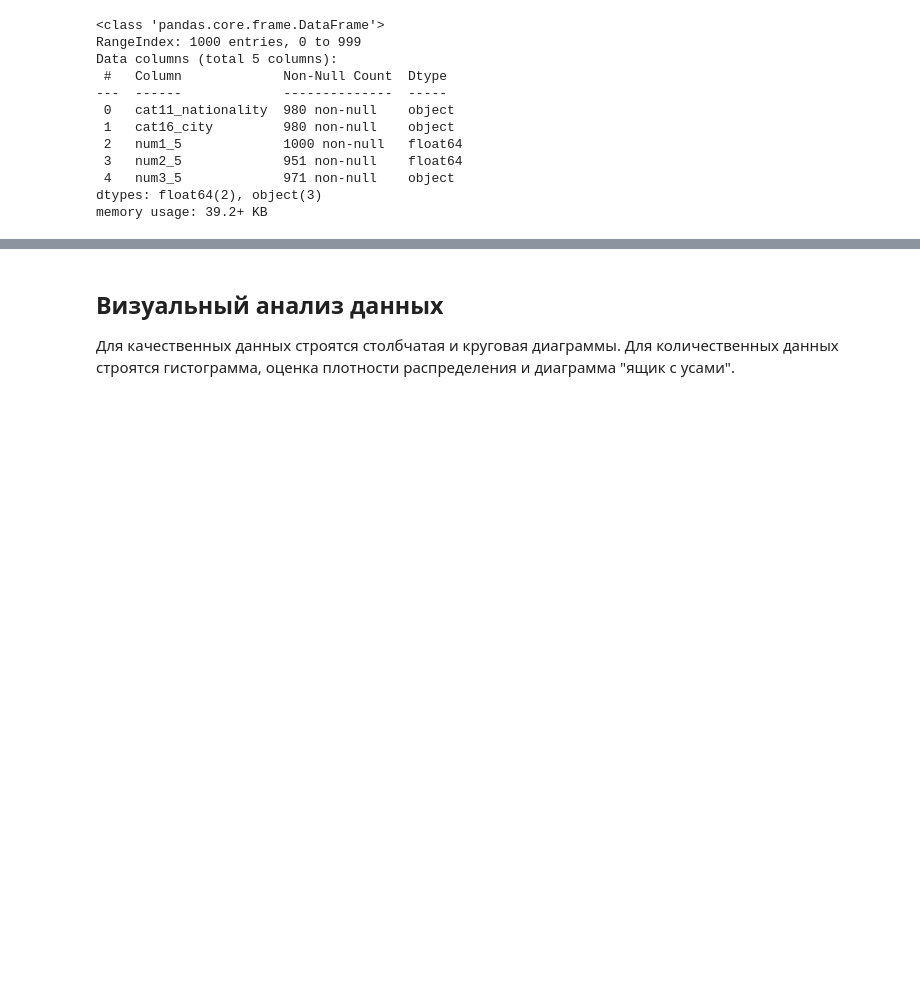
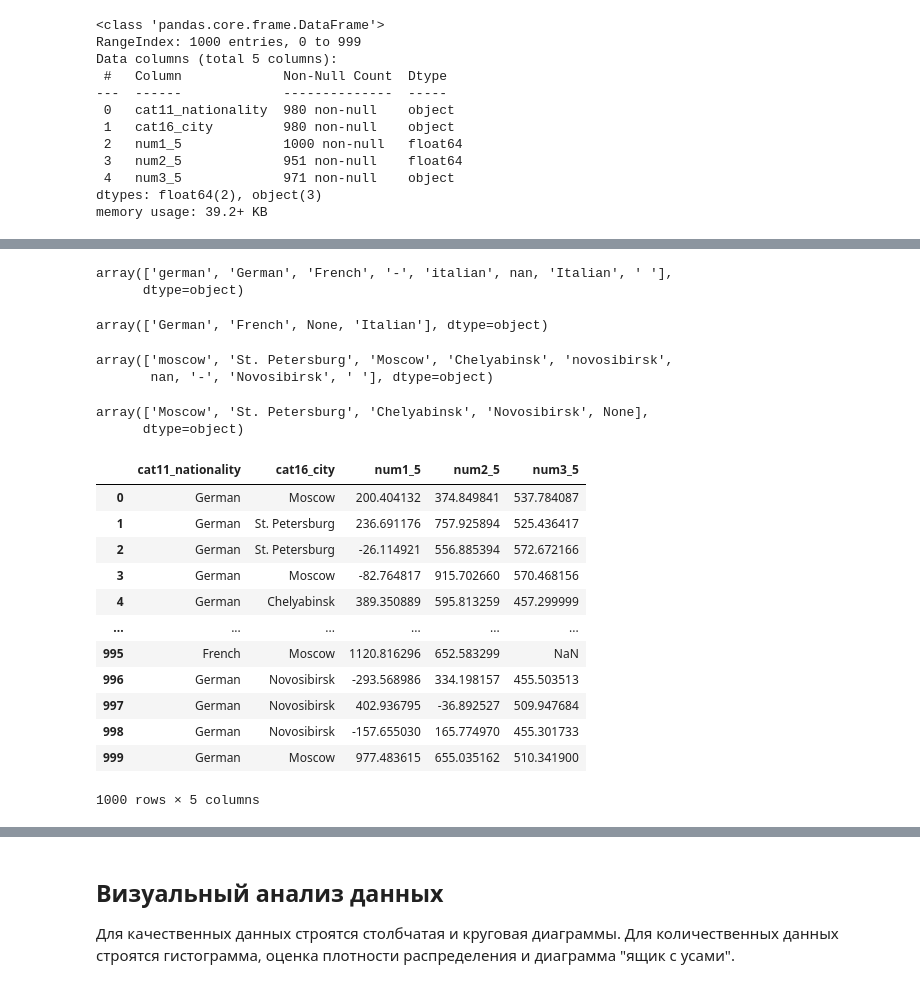
Before and after one commit to L1tewave/stohastic-object-models, a Jupyter notebook: practice_2/practice_2.ipynb, the cells around one changed output, grey strips where cells are left out. Drawn from its saved outputs; the diff is of its cells as text; code cells hidden in the pictures; blank space fills up the shorter version.

```diff
--- a/practice_2/practice_2.ipynb
+++ b/practice_2/practice_2.ipynb
@@ -48,0 +69,53 @@ memory usage: 39.2+ KB
+# %%
+data.cat11_nationality.unique()
+# %% [output]
+array(['german', 'German', 'French', '-', 'italian', nan, 'Italian', ' '],
+      dtype=object)
+# %%
+data['cat11_nationality'] = data['cat11_nationality'].replace(
+    {'german': 'German',
+     'italian': 'Italian',
+     '-': None,
+     ' ': None,
+     np.nan: None}
+)
+data.cat11_nationality.unique()
+# %% [output]
+array(['German', 'French', None, 'Italian'], dtype=object)
+# %%
+data.cat16_city.unique()
+# %% [output]
+array(['moscow', 'St. Petersburg', 'Moscow', 'Chelyabinsk', 'novosibirsk',
+       nan, '-', 'Novosibirsk', ' '], dtype=object)
+# %%
+data['cat16_city'] = data['cat16_city'].replace(
+    {'moscow': 'Moscow',
+     'novosibirsk': 'Novosibirsk',
+     '-': None,
+     ' ': None,
+     np.nan: None}
+)
+data.cat16_city.unique()
+# %% [output]
+array(['Moscow', 'St. Petersburg', 'Chelyabinsk', 'Novosibirsk', None],
+      dtype=object)
+# %%
+data['num3_5'] = data['num3_5'].replace(
+    {'-': np.nan,
+     ' ': np.nan}
+)
+data
+# %% [output]
+|  | cat11_nationality | cat16_city | num1_5 | num2_5 | num3_5 |
+| 0 | German | Moscow | 200.404132 | 374.849841 | 537.784087 |
+| 1 | German | St. Petersburg | 236.691176 | 757.925894 | 525.436417 |
+| 2 | German | St. Petersburg | -26.114921 | 556.885394 | 572.672166 |
+| 3 | German | Moscow | -82.764817 | 915.702660 | 570.468156 |
+| 4 | German | Chelyabinsk | 389.350889 | 595.813259 | 457.299999 |
+| ... | ... | ... | ... | ... | ... |
+| 995 | French | Moscow | 1120.816296 | 652.583299 | NaN |
+| 996 | German | Novosibirsk | -293.568986 | 334.198157 | 455.503513 |
+| 997 | German | Novosibirsk | 402.936795 | -36.892527 | 509.947684 |
+| 998 | German | Novosibirsk | -157.655030 | 165.774970 | 455.301733 |
+| 999 | German | Moscow | 977.483615 | 655.035162 | 510.341900 |
+1000 rows × 5 columns
```
Also changed, not shown: parts of 21 cells of this notebook.
